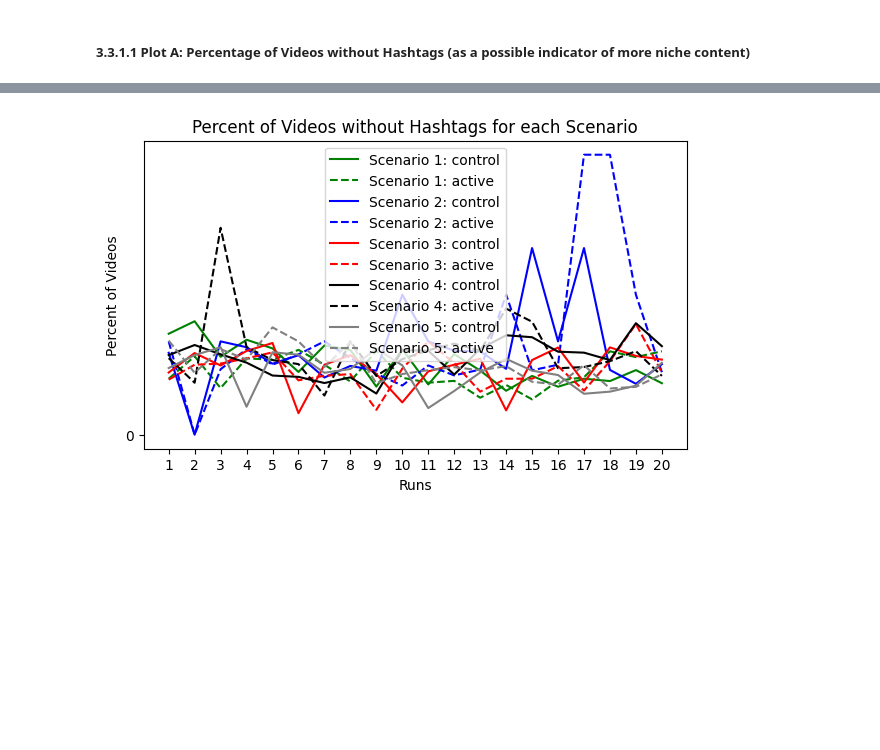
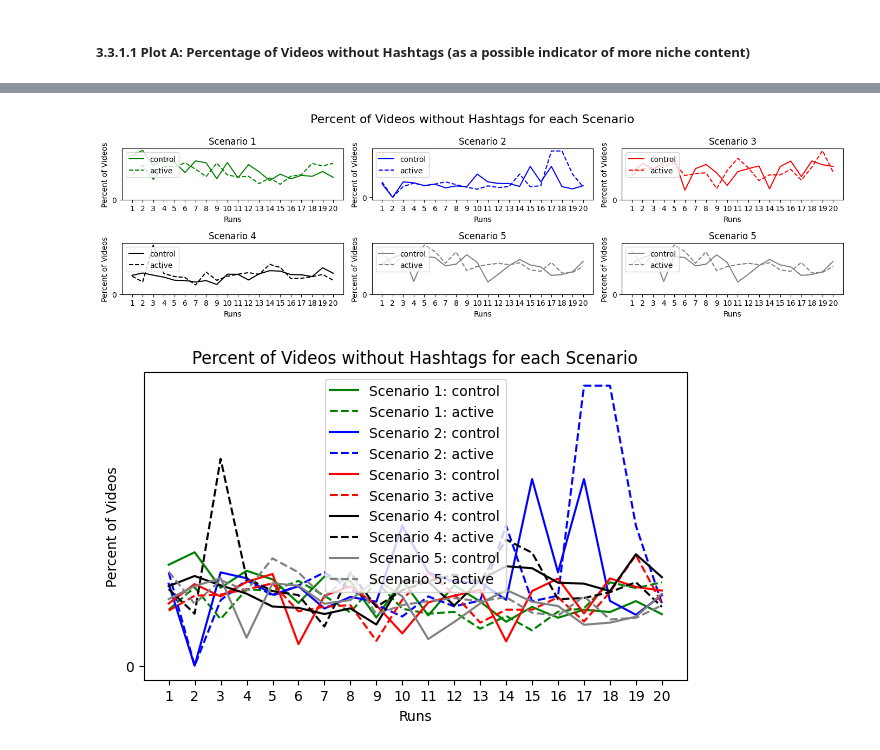
Before and after one commit to mlsmzk/tiktok-like-experiment, a Jupyter notebook: data_analysis/analysis.ipynb, the cells around one changed output, grey strips where cells are left out. Saved outputs shown, nothing was run; the diff lists cells and outputs as text; code cells hidden in the pictures; blank space fills up the shorter version.

```diff
--- a/data_analysis/analysis.ipynb
+++ b/data_analysis/analysis.ipynb
@@ -787,2 +776,46 @@ def feed_summary(scenario_num):
+# %%
+fig, axes = plt.subplots(nrows=2, ncols=3, figsize=(14, 4))
+ax1, ax2, ax3, ax4, ax5, ax6 = axes.flatten()
+
+ax1.plot(feed_summary(1)["run"], feed_summary(1)["%_videos_without_hash_control"], color='green', linestyle='solid', label="control")
+ax1.regplot(x="run", y="jaccard_hash", data = feed_summary(1), color = 'blue', label = "Hashtag Jaccard Score", ci=None, scatter=None)
+ax1.plot(feed_summary(1)["run"], feed_summary(1)["%_videos_without_hash_active"], color='green', linestyle='dashed', label="active")
+ax1.legend(loc="upper left"); ax1.set_title("Scenario 1")
+ax1.set_xticks(np.arange(1,21,1)); ax1.set_xlabel("Runs"); ax1.set_yticks(np.arange(0, 1, 10)); ax1.set_ylabel("Percent of Videos")
+
+ax2.plot(feed_summary(2)["run"], feed_summary(2)["%_videos_without_hash_control"], color='blue', linestyle='solid', label="control")
+ax2.plot(feed_summary(2)["run"], feed_summary(2)["%_videos_without_hash_active"], color='blue', linestyle='dashed', label="active")
+ax2.legend(loc="upper left"); ax2.set_title("Scenario 2")
+ax2.set_xticks(np.arange(1,21,1)); ax2.set_xlabel("Runs"); ax2.set_yticks(np.arange(0, 1, 10)); ax2.set_ylabel("Percent of Videos")
+
+ax3.plot(feed_summary(3)["run"], feed_summary(3)["%_videos_without_hash_control"], color='red', linestyle='solid', label="control")
+ax3.plot(feed_summary(3)["run"], feed_summary(3)["%_videos_without_hash_active"], color='red', linestyle='dashed', label="active")
+ax3.legend(loc="upper left"); ax3.set_title("Scenario 3")
+ax3.set_xticks(np.arange(1,21,1)); ax3.set_xlabel("Runs"); ax3.set_yticks(np.arange(0, 1, 10)); ax3.set_ylabel("Percent of Videos")
+
+ax4.plot(feed_summary(4)["run"], feed_summary(4)["%_videos_without_hash_control"], color='black', linestyle='solid', label="control")
+ax4.plot(feed_summary(4)["run"], feed_summary(4)["%_videos_without_hash_active"], color='black', linestyle='dashed', label="active")
+ax4.legend(loc="upper left"); ax4.set_title("Scenario 4")
+ax4.set_xticks(np.arange(1,21,1)); ax4.set_xlabel("Runs"); ax4.set_yticks(np.arange(0, 1, 10)); ax4.set_ylabel("Percent of Videos")
+
+ax5.plot(feed_summary(5)["run"], feed_summary(5)["%_videos_without_hash_control"], color='gray', linestyle='solid', label="control")
+ax5.plot(feed_summary(5)["run"], feed_summary(5)["%_videos_without_hash_active"], color='gray', linestyle='dashed', label="active")
+ax5.legend(loc="upper left"); ax5.set_title("Scenario 5")
+ax5.set_xticks(np.arange(1,21,1)); ax5.set_xlabel("Runs"); ax5.set_yticks(np.arange(0, 1, 10)); ax5.set_ylabel("Percent of Videos")
+
+ax6.plot(feed_summary(5)["run"], feed_summary(5)["%_videos_without_hash_control"], color='gray', linestyle='solid', label="control")
+ax6.plot(feed_summary(5)["run"], feed_summary(5)["%_videos_without_hash_active"], color='gray', linestyle='dashed', label="active")
+ax6.legend(loc="upper left"); ax6.set_title("Scenario 5")
+ax6.set_xticks(np.arange(1,21,1)); ax6.set_xlabel("Runs"); ax6.set_yticks(np.arange(0, 1, 10)); ax6.set_ylabel("Percent of Videos")
+
+#ax6.plot(feed_summary(6)["run"], feed_summary(6)["%_videos_without_hash_control"], color='pink', linestyle='solid', label="control")
+#ax6.plot(feed_summary(6)["run"], feed_summary(6)["%_videos_without_hash_active"], color='pink', linestyle='dashed', label="active")
+#ax6.legend(loc="upper left"); ax6.set_title("Scenario 6")
+
+plt.suptitle("Percent of Videos without Hashtags for each Scenario", size=16)
+plt.tight_layout()
+plt.show()
+# %% [output]
+[figure, added]
 # %%
 figa, axa = plt.subplots(figsize=(7,4)) #change variable names later
```
Also changed, not shown: parts of 7 cells of this notebook.
